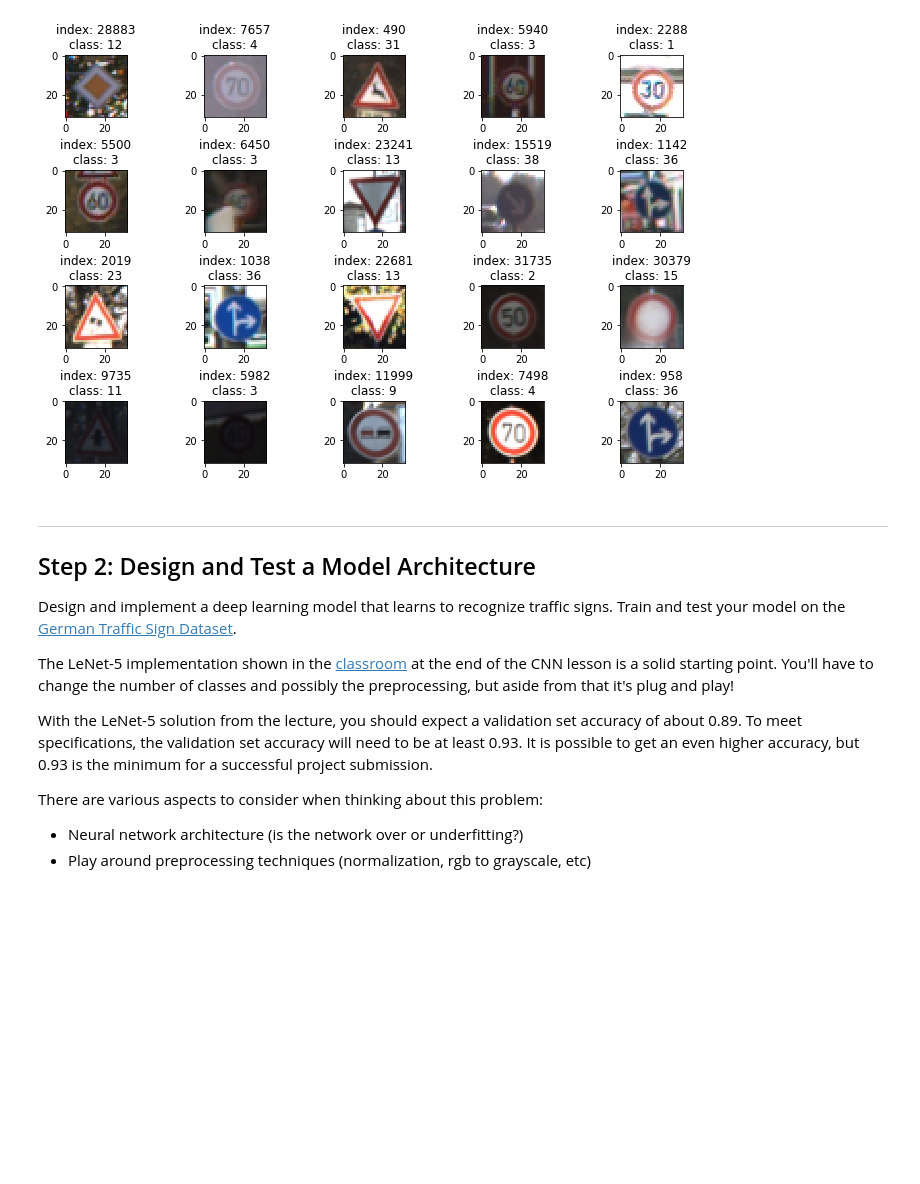
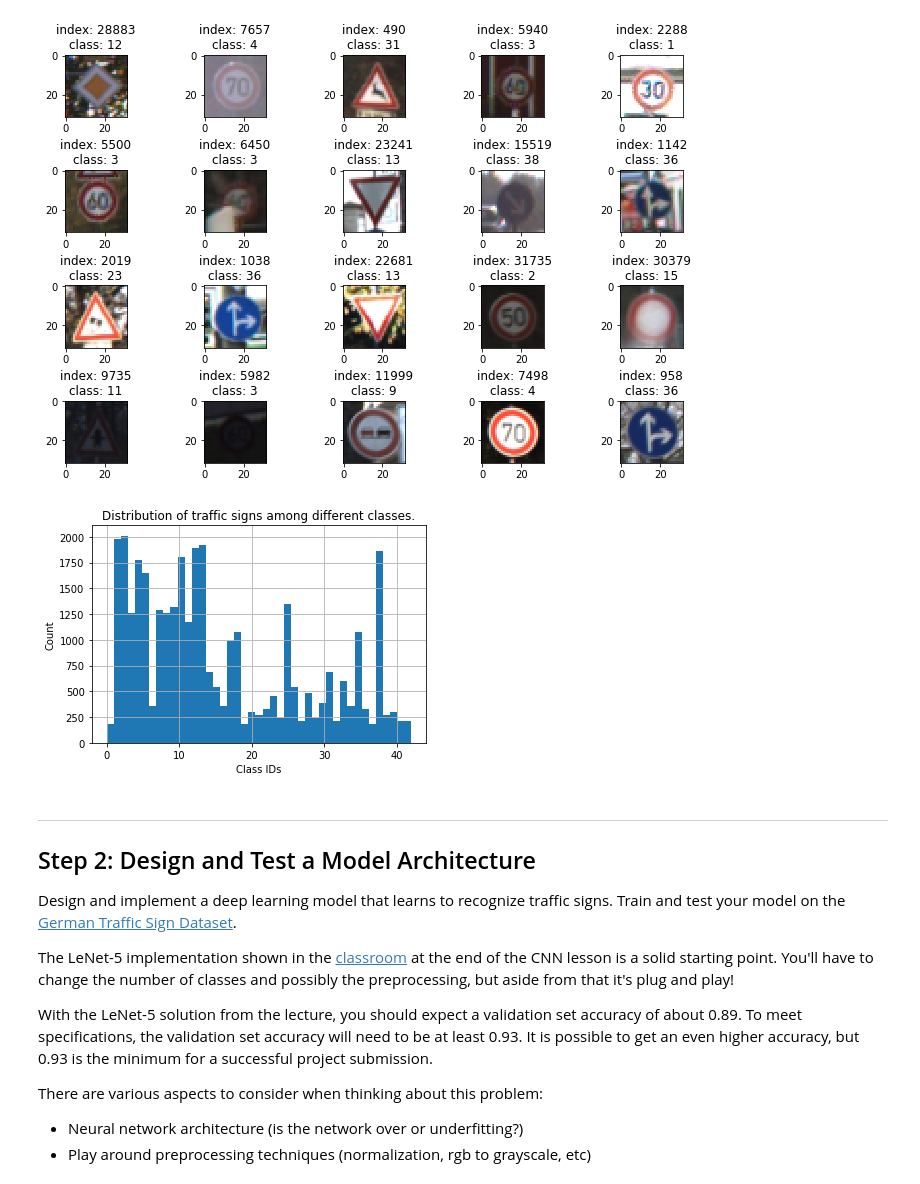
Before and after one commit to llahti/CarND-Traffic-Sign-Classifier-Project, a Jupyter notebook: Traffic_Sign_Classifier.ipynb, the cells around one changed output. Drawn from its saved outputs; the diff is of its cells as text; code cells hidden in the pictures; blank space fills up the shorter version.

```diff
--- a/Traffic_Sign_Classifier.ipynb
+++ b/Traffic_Sign_Classifier.ipynb
@@ -138,17 +138,16 @@ Below are samples from the training set.
 [figure]
 # %%
 # show histogram of traffic sign counts vs. class ids
-n, bins, patches = plt.hist(y_train, 43, normed=1, facecolor='blue', alpha=0.75)
-
-l = plt.plot(bins, y, 'r--', linewidth=1)
+n, bins, patches = plt.hist(y_train, 43)
 
 plt.xlabel('Class IDs')
 plt.ylabel('Count')
-plt.title("Distribution of traffic signs")
-#plt.axis([40, 160, 0, 0.03])
+plt.title("Distribution of traffic signs among different classes.")
 plt.grid(True)
 
 plt.show()
+# %% [output]
+[figure, added]
 # %% [markdown]
 ----
 
```
Also changed, not shown: parts of 10 cells of this notebook, 9 other files.
